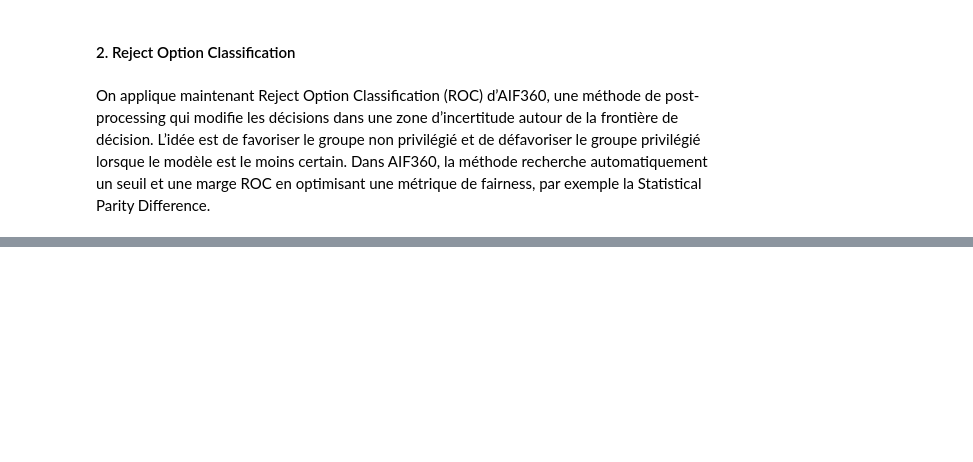
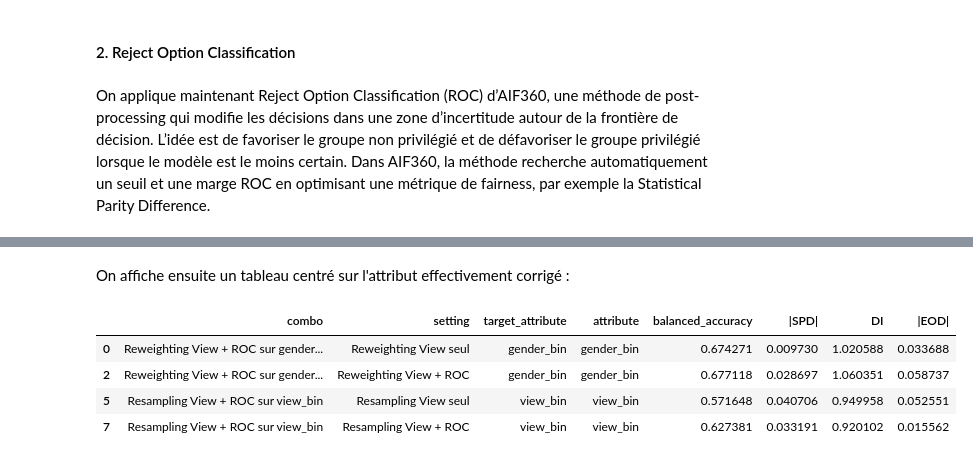
Before and after one commit to EagleForce14/Fairness, a Jupyter notebook: Projet/train_classifieur_local.ipynb, the cells around one changed output, grey strips where cells are left out. Saved outputs shown, nothing was run; the diff lists cells and outputs as text; code cells hidden in the pictures; blank space fills up the shorter version.

```diff
--- a/Projet/train_classifieur_local.ipynb
+++ b/Projet/train_classifieur_local.ipynb
@@ -1862,0 +1894,11 @@ On applique maintenant Reject Option Classification (ROC) d’AIF360, une métho
+# %%
+# Score continu de la classe "malade"
+df_eval_roc["score_malade"] = 1.0 / (1.0 + np.exp(-(logit0 - logit1)))
+
+# Prédiction de base reconstruite à partir du score
+df_eval_roc["y_pred_base"] = (df_eval_roc["score_malade"] >= 0.5).astype(int)
+
+# Vérification rapide : la prédiction reconstruite doit être cohérente avec y_pred
+agreement = (df_eval_roc["y_pred_base"] == df_eval_roc["y_pred"]).mean()
+print(f"Taux d'accord entre y_pred et y_pred_base : {agreement:.4f}")
+print(df_eval_roc["score_malade"].describe())
@@ -1862,0 +2129,13 @@ On applique maintenant Reject Option Classification (ROC) d’AIF360, une métho
+# %%
+combo_configs = [
+    {
+        "preproc_name": "Reweighting View",
+        "sensitive_col": "gender_bin",
+        "label": "Reweighting View + ROC sur gender_bin"
+    },
+    {
+        "preproc_name": "Resampling View",
+        "sensitive_col": "view_bin",
+        "label": "Resampling View + ROC sur view_bin"
+    }
+]
@@ -1862,0 +2277,14 @@ On applique maintenant Reject Option Classification (ROC) d’AIF360, une métho
+# %% [markdown]
+On affiche ensuite un tableau centré sur l'attribut effectivement corrigé :
+# %%
+summary_pre_post_target = summary_pre_post[
+    summary_pre_post["attribute"] == summary_pre_post["target_attribute"]
+].copy()
+
+display(summary_pre_post_target)
+# %% [output]
+|  | combo | setting | target_attribute | attribute | balanced_accuracy | |SPD| | DI | |EOD| |
+| 0 | Reweighting View + ROC sur gender... | Reweighting View seul | gender_bin | gender_bin | 0.674271 | 0.009730 | 1.020588 | 0.033688 |
+| 2 | Reweighting View + ROC sur gender... | Reweighting View + ROC | gender_bin | gender_bin | 0.677118 | 0.028697 | 1.060351 | 0.058737 |
+| 5 | Resampling View + ROC sur view_bin | Resampling View seul | view_bin | view_bin | 0.571648 | 0.040706 | 0.949958 | 0.052551 |
+| 7 | Resampling View + ROC sur view_bin | Resampling View + ROC | view_bin | view_bin | 0.627381 | 0.033191 | 0.920102 | 0.015562 |
```
Also changed, not shown: parts of 41 cells of this notebook.
